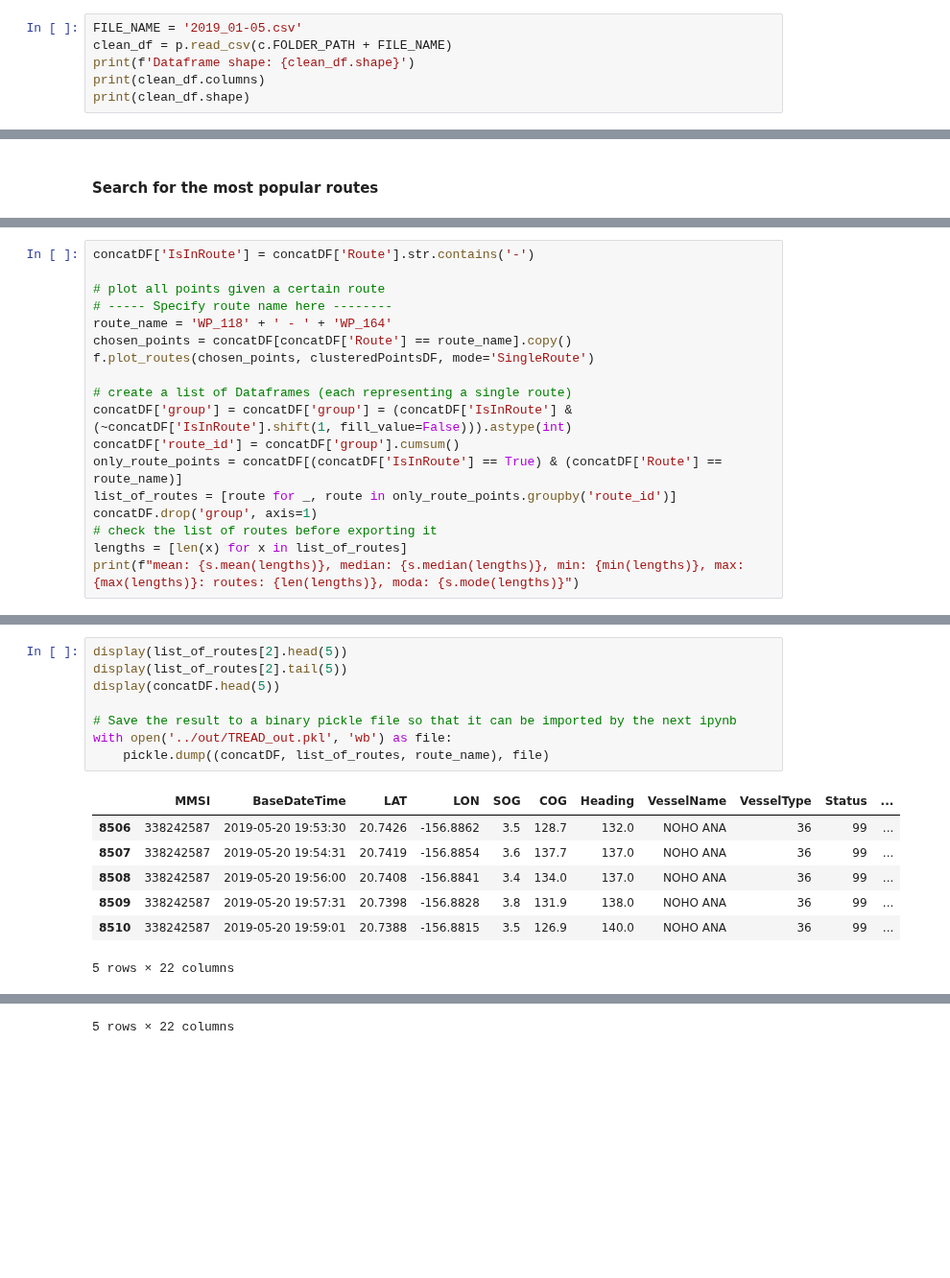
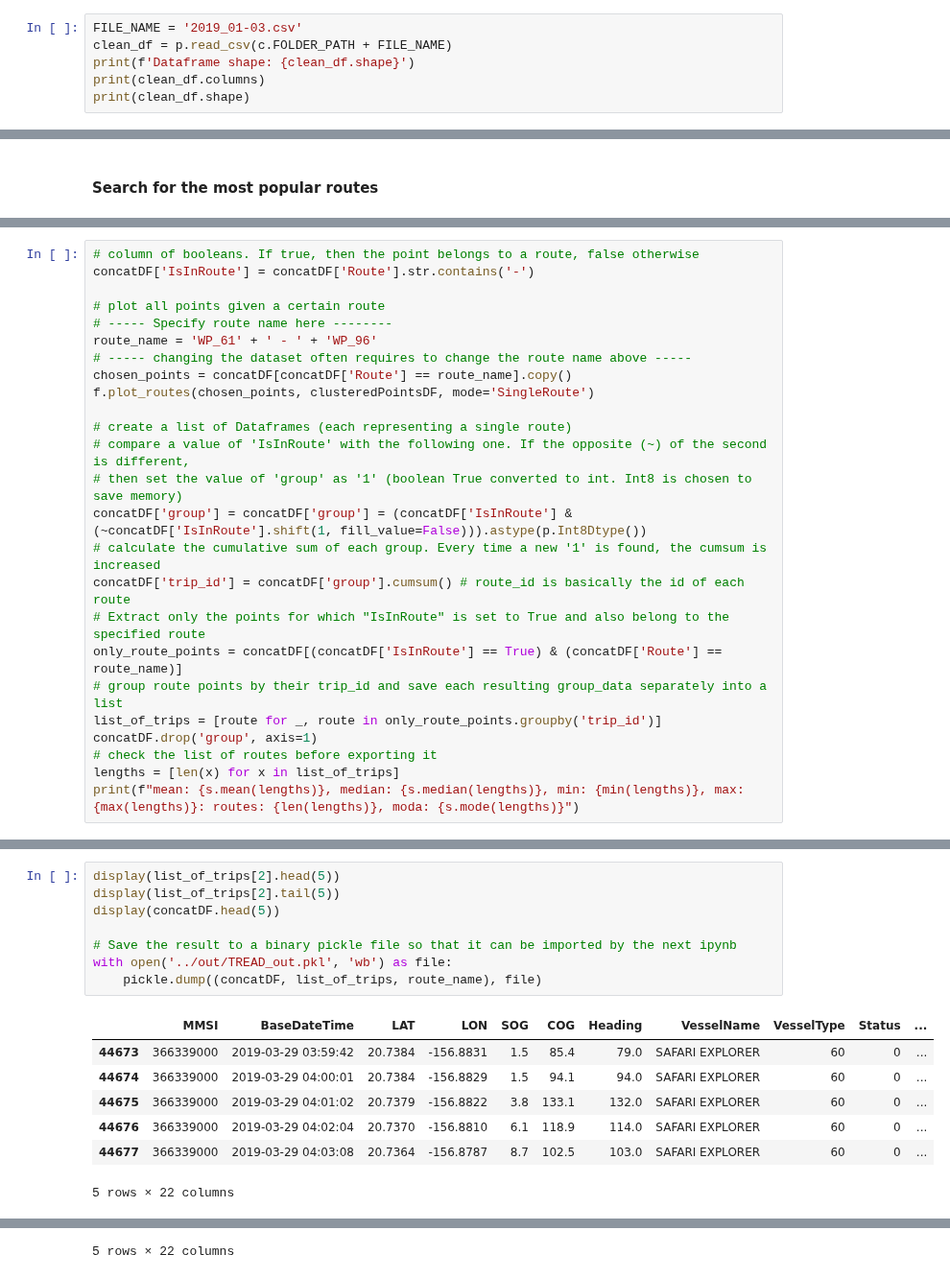
Before and after one commit to Accazeta/AIS_data_analysis, a Jupyter notebook: src/TREAD.ipynb, the cells around one changed output, grey strips where cells are left out. Shown at 96% size. Saved outputs shown, nothing was run; the diff lists cells and outputs as text; blank space fills up the shorter version.

Commit message:
Fixed code to extract different trips inside a single route
Improved comments
Added code to check result of extracted trips

```diff
--- a/src/TREAD.ipynb
+++ b/src/TREAD.ipynb
@@ -23,7 +23,7 @@ import plotly.graph_objects as go
 # %% [markdown]
 Import source csv into a dataframe
 # %%
-FILE_NAME = '2019_01-05.csv'
+FILE_NAME = '2019_01-03.csv'
 clean_df = p.read_csv(c.FOLDER_PATH + FILE_NAME)
 print(f'Dataframe shape: {clean_df.shape}')
 print(clean_df.columns)
@@ -846,20 +884,27 @@ display(concatDF[concatDF['Route'].isnull()])
 |  | MMSI | BaseDateTime | LAT | LON | SOG | COG | Heading | VesselName | VesselType | Status | ... |
 # %%
+# column of booleans. If true, then the point belongs to a route, false otherwise
 concatDF['IsInRoute'] = concatDF['Route'].str.contains('-')
 
 # plot all points given a certain route
 # ----- Specify route name here --------
-route_name = 'WP_118' + ' - ' + 'WP_164'
+route_name = 'WP_61' + ' - ' + 'WP_96'
+# ----- changing the dataset often requires to change the route name above -----
 chosen_points = concatDF[concatDF['Route'] == route_name].copy()
 f.plot_routes(chosen_points, clusteredPointsDF, mode='SingleRoute')
 
 # create a list of Dataframes (each representing a single route)
-concatDF['group'] = concatDF['group'] = (concatDF['IsInRoute'] & (~concatDF['IsInRoute'].shift(1, fill_value=False))).astype(int)
-concatDF['route_id'] = concatDF['group'].cumsum()
+# compare a value of 'IsInRoute' with the following one. If the opposite (~) of the second is different,
+# then set the value of 'group' as '1' (boolean True converted to int. Int8 is chosen to save memory)
+concatDF['group'] = concatDF['group'] = (concatDF['IsInRoute'] & (~concatDF['IsInRoute'].shift(1, fill_value=False))).astype(p.Int8Dtype())
+# calculate the cumulative sum of each group. Every time a new '1' is found, the cumsum is increased
+concatDF['trip_id'] = concatDF['group'].cumsum() # route_id is basically the id of each route
+# Extract only the points for which "IsInRoute" is set to True and also belong to the specified route
 only_route_points = concatDF[(concatDF['IsInRoute'] == True) & (concatDF['Route'] == route_name)]
-list_of_routes = [route for _, route in only_route_points.groupby('route_id')]
+# group route points by their trip_id and save each resulting group_data separately into a list
+list_of_trips = [route for _, route in only_route_points.groupby('trip_id')]
 concatDF.drop('group', axis=1)
 # check the list of routes before exporting it
-lengths = [len(x) for x in list_of_routes]
+lengths = [len(x) for x in list_of_trips]
 print(f"mean: {s.mean(lengths)}, median: {s.median(lengths)}, min: {min(lengths)}, max: {max(lengths)}: routes: {len(lengths)}, moda: {s.mode(lengths)}")
 # %% [output]
@@ -867,17 +934,17 @@ mean: 36.510848126232744, median: 34, min: 13, max: 149: routes: 507, moda: 36
 # %%
-display(list_of_routes[2].head(5))
-display(list_of_routes[2].tail(5))
+display(list_of_trips[2].head(5))
+display(list_of_trips[2].tail(5))
 display(concatDF.head(5))
 
 # Save the result to a binary pickle file so that it can be imported by the next ipynb
 with open('../out/TREAD_out.pkl', 'wb') as file:
-    pickle.dump((concatDF, list_of_routes, route_name), file)
+    pickle.dump((concatDF, list_of_trips, route_name), file)
 # %% [output]
 |  | MMSI | BaseDateTime | LAT | LON | SOG | COG | Heading | VesselName | VesselType | Status | ... |
-| 8506 | 338242587 | 2019-05-20 19:53:30 | 20.7426 | -156.8862 | 3.5 | 128.7 | 132.0 | NOHO ANA | 36 | 99 | ... |
-| 8507 | 338242587 | 2019-05-20 19:54:31 | 20.7419 | -156.8854 | 3.6 | 137.7 | 137.0 | NOHO ANA | 36 | 99 | ... |
-| 8508 | 338242587 | 2019-05-20 19:56:00 | 20.7408 | -156.8841 | 3.4 | 134.0 | 137.0 | NOHO ANA | 36 | 99 | ... |
-| 8509 | 338242587 | 2019-05-20 19:57:31 | 20.7398 | -156.8828 | 3.8 | 131.9 | 138.0 | NOHO ANA | 36 | 99 | ... |
-| 8510 | 338242587 | 2019-05-20 19:59:01 | 20.7388 | -156.8815 | 3.5 | 126.9 | 140.0 | NOHO ANA | 36 | 99 | ... |
+| 44673 | 366339000 | 2019-03-29 03:59:42 | 20.7384 | -156.8831 | 1.5 | 85.4 | 79.0 | SAFARI EXPLORER | 60 | 0 | ... |
+| 44674 | 366339000 | 2019-03-29 04:00:01 | 20.7384 | -156.8829 | 1.5 | 94.1 | 94.0 | SAFARI EXPLORER | 60 | 0 | ... |
+| 44675 | 366339000 | 2019-03-29 04:01:02 | 20.7379 | -156.8822 | 3.8 | 133.1 | 132.0 | SAFARI EXPLORER | 60 | 0 | ... |
+| 44676 | 366339000 | 2019-03-29 04:02:04 | 20.7370 | -156.8810 | 6.1 | 118.9 | 114.0 | SAFARI EXPLORER | 60 | 0 | ... |
+| 44677 | 366339000 | 2019-03-29 04:03:08 | 20.7364 | -156.8787 | 8.7 | 102.5 | 103.0 | SAFARI EXPLORER | 60 | 0 | ... |
 5 rows × 22 columns
 |  | MMSI | BaseDateTime | LAT | LON | SOG | COG | Heading | VesselName | VesselType | Status | ... |
```
Also changed, not shown: parts of 24 cells of this notebook, 1 other file.
